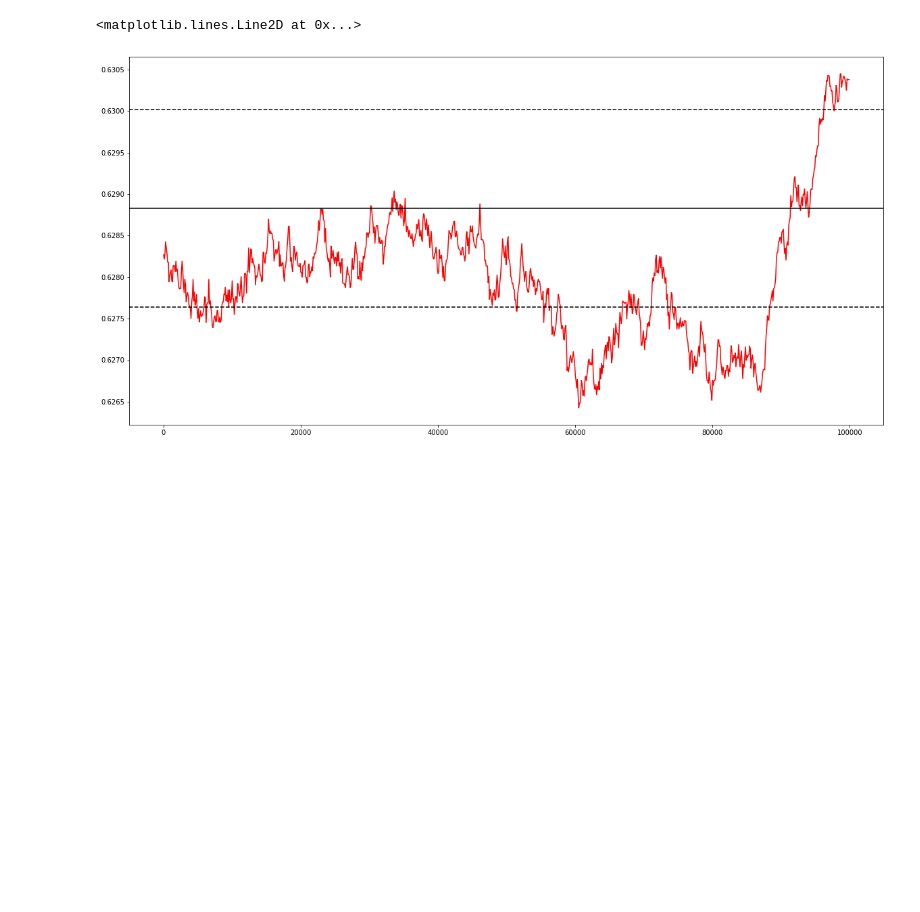
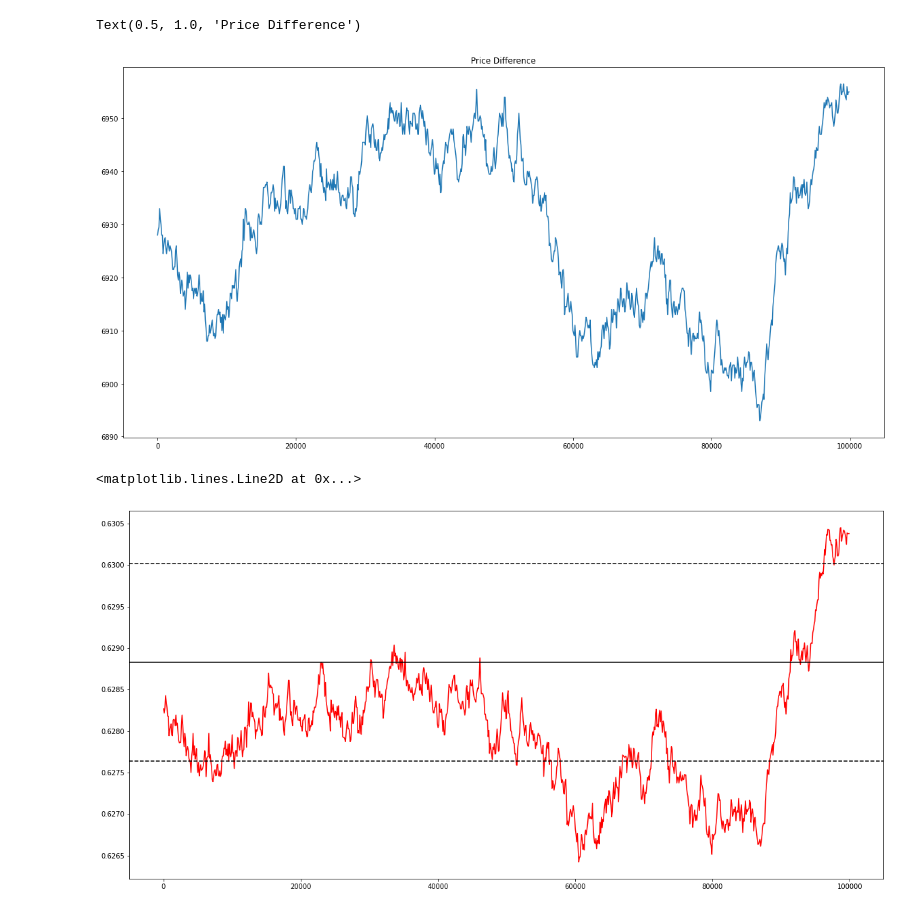
Before and after one commit to adiv413/dmvs-finest-imc, a Jupyter notebook: Round 3/pair_analysis.ipynb, the cells around one changed output. Cells and saved outputs as stored; diff of their text form; code cells hidden in the pictures; blank space fills up the shorter version.

```diff
--- a/pair_analysis.ipynb
+++ b/Round 3/pair_analysis.ipynb
@@ -33,3 +31,10 @@ df["price_ratio"] = df["pina/coco"].apply(log)
+# %%
+# plot the price difference
+plt.plot(df["timestamp"], df["pina - coco"])
+plt.title("Price Difference")
+# %% [output]
+Text(0.5, 1.0, 'Price Difference')
+[figure, added]
 # %%
 mean = 0.6288272247232621
 std = 0.002382788768726835
```
Also changed, not shown: parts of 2 cells of this notebook, 7 other files.
